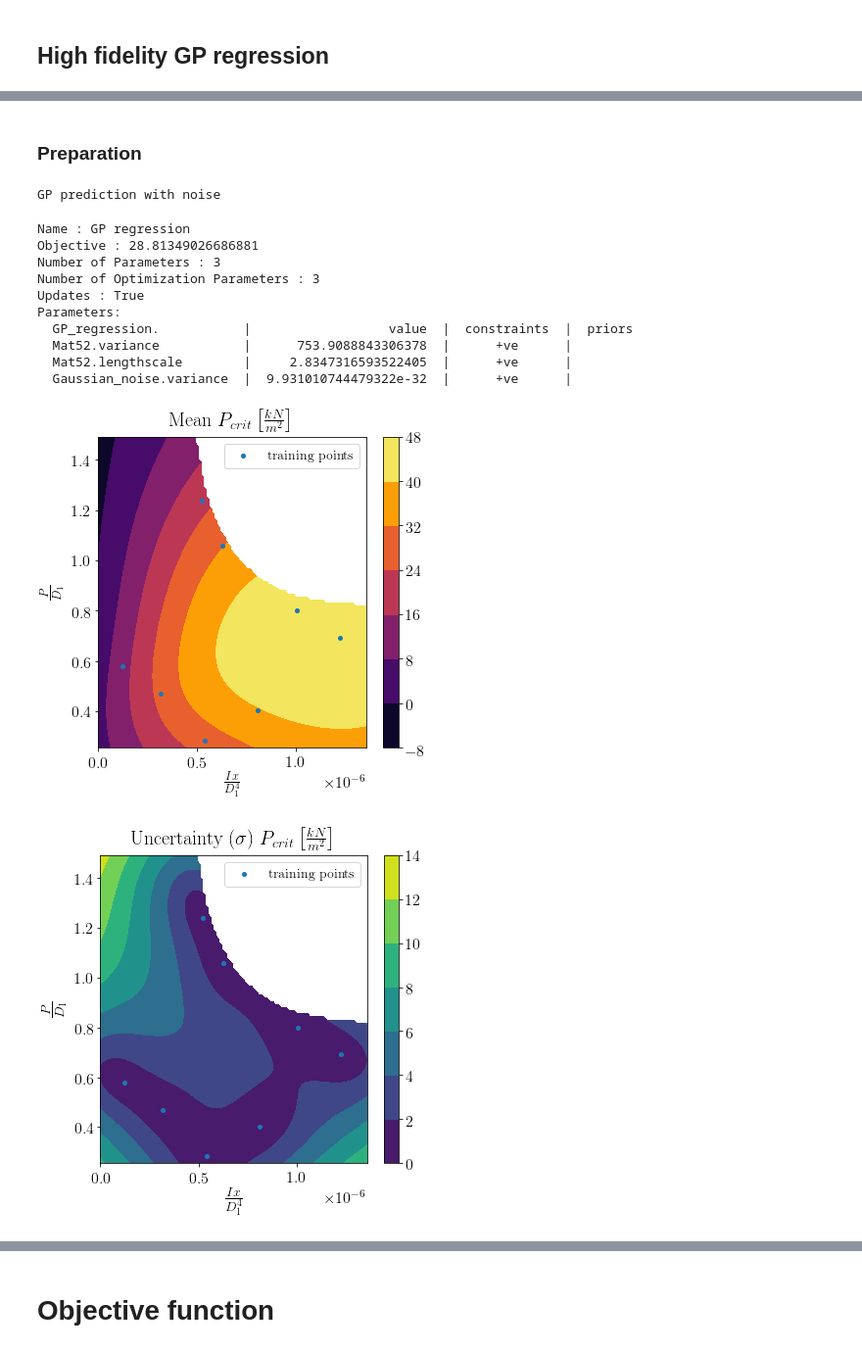
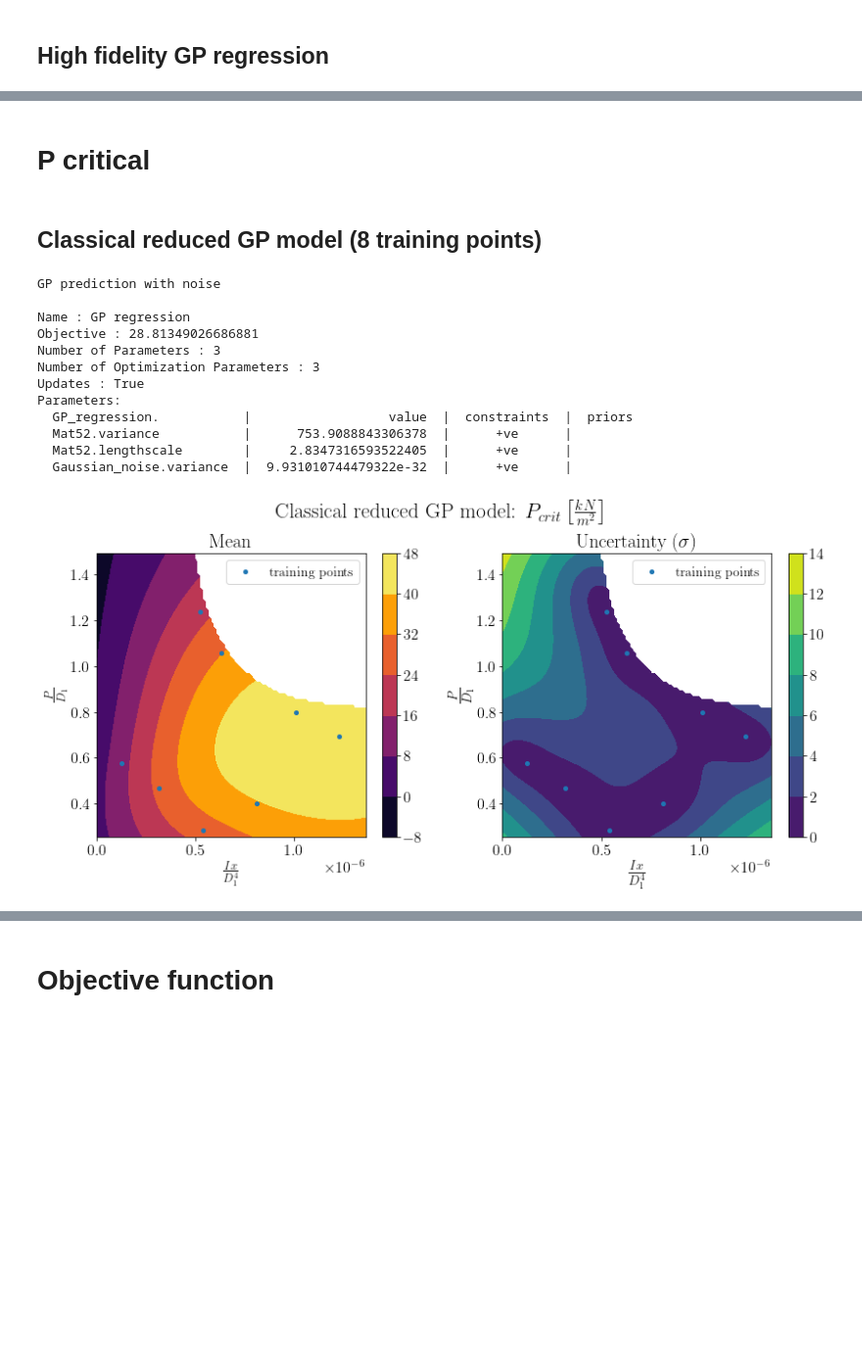
Before and after one commit to bessagroup/SQGP_SI, a Jupyter notebook: 7_Metamaterial_with_QGP.ipynb, the cells around one changed output, grey strips where cells are left out. Shown: that part at 98% size. Drawn from its saved outputs; the diff is of its cells as text; code cells hidden in the pictures; blank space fills up the shorter version.

```diff
--- a/7_Metamaterial_with_QGP.ipynb
+++ b/7_Metamaterial_with_QGP.ipynb
@@ -274,34 +222,31 @@ Parameters:
-# %% [markdown]
-### Preparation
+# %% [markdown]
+# P critical
+# %% [markdown]
+## Classical reduced GP model (8 training points)
 # %%
 x, y = np.meshgrid(np.linspace(0, max(X1), 100), np.linspace(min(X2), max(X2), 100))
 
 
 np.random.seed(2)
-m8 = GPy.models.GPRegression(X_scaled[:8], Y[:8, None], GPy.kern.Matern52(2)) # can be also on residual
+m8 = GPy.models.GPRegression(X_scaled[:8], Y[:8, None], GPy.kern.Matern52(2))
 m8.optimize()
 
 plot_GP_2d(X[:8], Xnew_scaled, m8, x, y, idx_class = idx_not_classified,
-            xlab  = r'$\frac{Ix}{D_1^4}$',
-            ylab = r'$\frac{P}{D_1}$',
-          #suptitle = 'Classical reduced GP model: $P_{crit}\\left[\\frac{kN}{m^2}\\right]$'
-          #,savepath = '/home/gawel/thesis/chapter_4/figures/'  + '2d_Pcrit-reduced_GP.pdf'
-           suptitle = '$P_{crit}\\left[\\frac{kN}{m^2}\\right]$',
-        split_plots = True,
-          #savepath = '/home/gawel/presentation_figs/PNGs/P_R_GP'
-          )
-#plt.grid(True)
+                xlab  = r'$\frac{Ix}{D_1^4}$',
+                ylab = r'$\frac{P}{D_1}$',
+                suptitle = 'Classical reduced GP model: $P_{crit}\\left[\\frac{kN}{m^2}\\right]$' ,
+                split_plots = False)
 # %% [output]
 GP prediction with noise
+
+Name : GP regression
+Objective : 28.81349026686881
+Number of Parameters : 3
+Number of Optimization Parameters : 3
+Updates : True
+Parameters:
+  GP_regression.           |                  value  |  constraints  |  priors
+  Mat52.variance           |      753.9088843306378  |      +ve      |
+  Mat52.lengthscale        |     2.8347316593522405  |      +ve      |
+  Gaussian_noise.variance  |  9.931010744479322e-32  |      +ve      |
-Name : GP regression
-Objective : 28.81349026686881
-Number of Parameters : 3
-Number of Optimization Parameters : 3
-Updates : True
-Parameters:
-  GP_regression.           |                  value  |  constraints  |  priors
-  Mat52.variance           |      753.9088843306378  |      +ve      |
-  Mat52.lengthscale        |     2.8347316593522405  |      +ve      |
-  Gaussian_noise.variance  |  9.931010744479322e-32  |      +ve      |
-[figure, old version]
+[figure, new version]
-[figure, removed]
```
Also changed, not shown: parts of 136 cells of this notebook, 3 other files.
